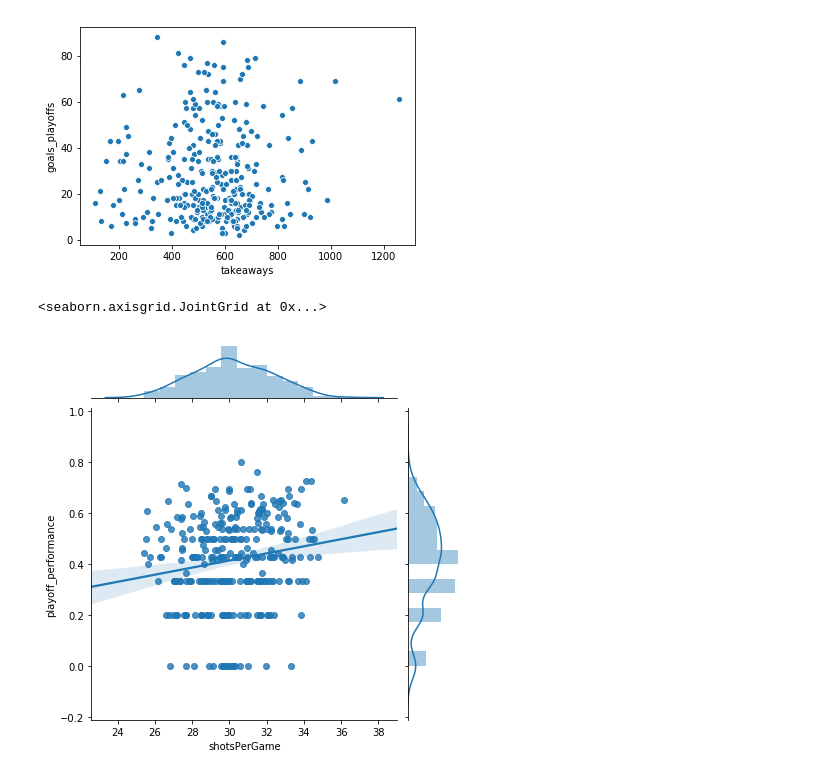
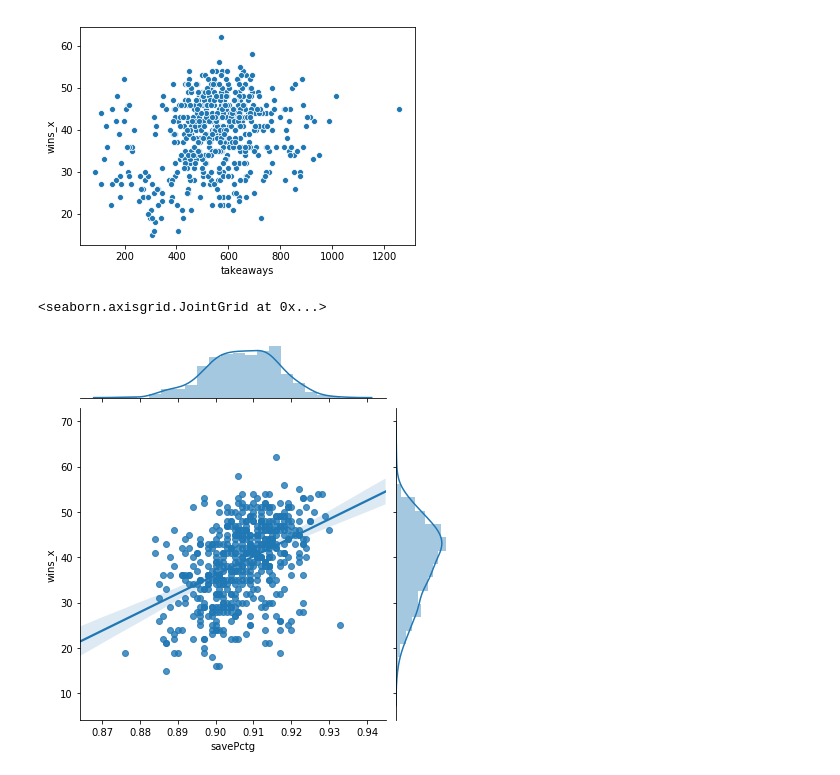
Before and after one commit to krbarounis/NHL-Playoffs, a Jupyter notebook: mark-eda-draft2.ipynb, the cells around one changed output. Drawn from its saved outputs; the diff is of its cells as text; code cells hidden in the pictures.

```diff
--- a/mark-eda-draft2.ipynb
+++ b/mark-eda-draft2.ipynb
@@ -16,5 +21,5 @@ pd.set_option('display.max_columns', 300)
 # %%
-df = pd.read_csv('NHL_dataframe.csv')
+df = pd.read_csv('full_final_nhl_stats.csv')
 # %%
 len(df)
 # %% [output]
@@ -25,0 +27,2 @@ len(list(df.columns))
+# %%
+df.drop(axis=1, columns=['Unnamed: 0'], inplace=True)
@@ -59,9 +86,9 @@ Name: goals_playoffs, dtype: float64
 # %%
-ax = sns.scatterplot(x='takeaways', y='goals_playoffs', data=df)
+ax = sns.scatterplot(x='takeaways', y='wins_x', data=df)
 # %% [output]
-[figure, old version]
+[figure, new version]
 # %%
-sns.jointplot(x="shotsPerGame", y="playoff_performance", data=df, kind="reg")
+sns.jointplot(x="savePctg", y="wins_x", data=df, kind="reg")
 # %% [output]
 <seaborn.axisgrid.JointGrid at 0x...>
-[figure, old version]
+[figure, new version]
```
Also changed, not shown: parts of 73 cells of this notebook, 3 other files.
